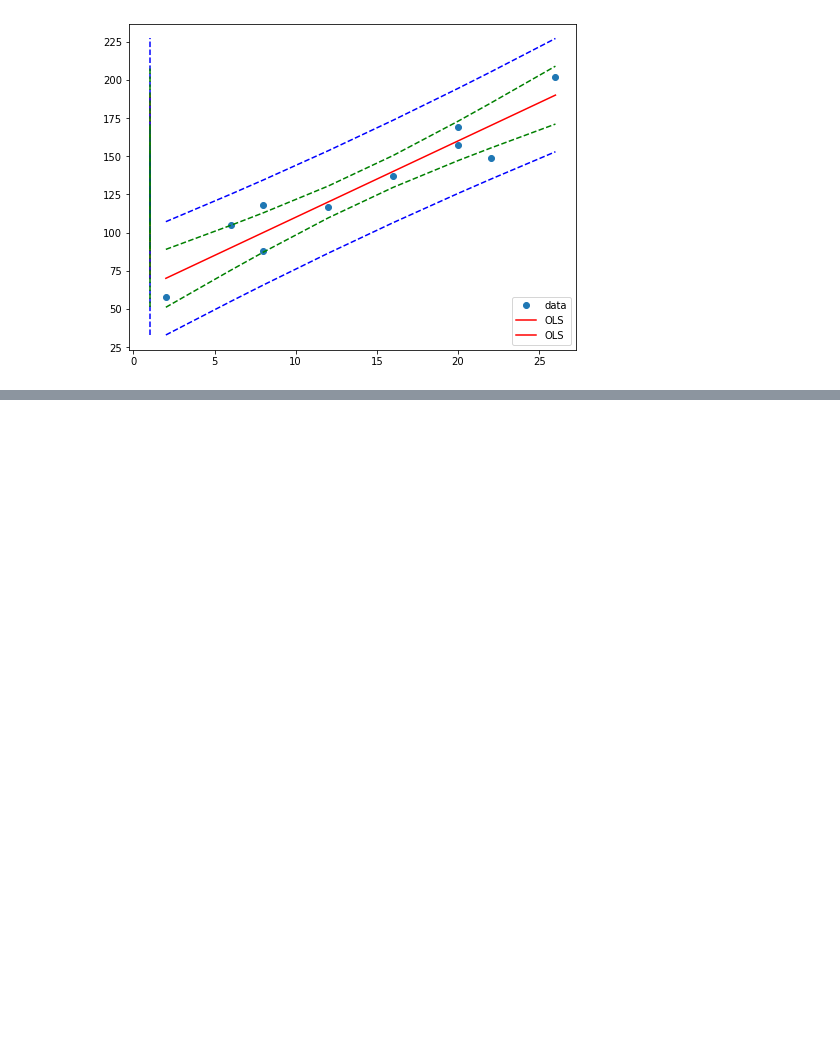
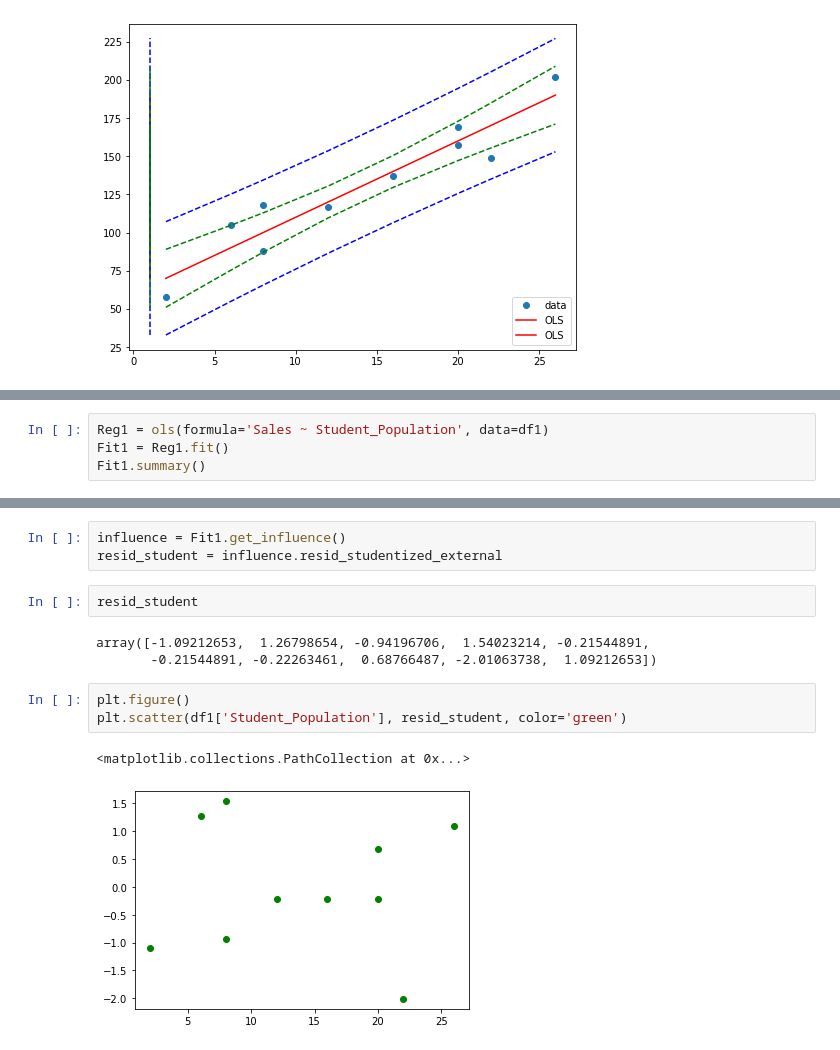
Before and after one commit to RPChinhara/Data-Analytics-with-Python, a Jupyter notebook: Week-7.ipynb, the cells around one changed output, grey strips where cells are left out. Cells and saved outputs as stored; diff of their text form; blank space fills up the shorter version.

```diff
--- a/Week-7.ipynb
+++ b/Week-7.ipynb
@@ -136,0 +166,4 @@ plt.show()
+# %%
+Reg1 = ols(formula='Sales ~ Student_Population', data=df1)
+Fit1 = Reg1.fit()
+Fit1.summary()
@@ -136,0 +196,14 @@ plt.show()
+# %%
+influence = Fit1.get_influence()
+resid_student = influence.resid_studentized_external
+# %%
+resid_student
+# %% [output]
+array([-1.09212653,  1.26798654, -0.94196706,  1.54023214, -0.21544891,
+       -0.21544891, -0.22263461,  0.68766487, -2.01063738,  1.09212653])
+# %%
+plt.figure()
+plt.scatter(df1['Student_Population'], resid_student, color='green')
+# %% [output]
+<matplotlib.collections.PathCollection at 0x...>
+[figure, added]
```
Also changed, not shown: parts of 56 cells of this notebook.
